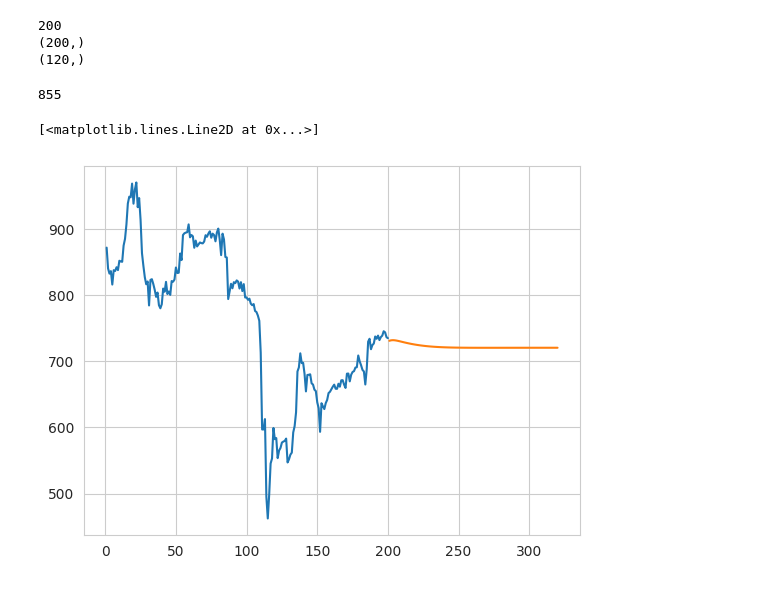
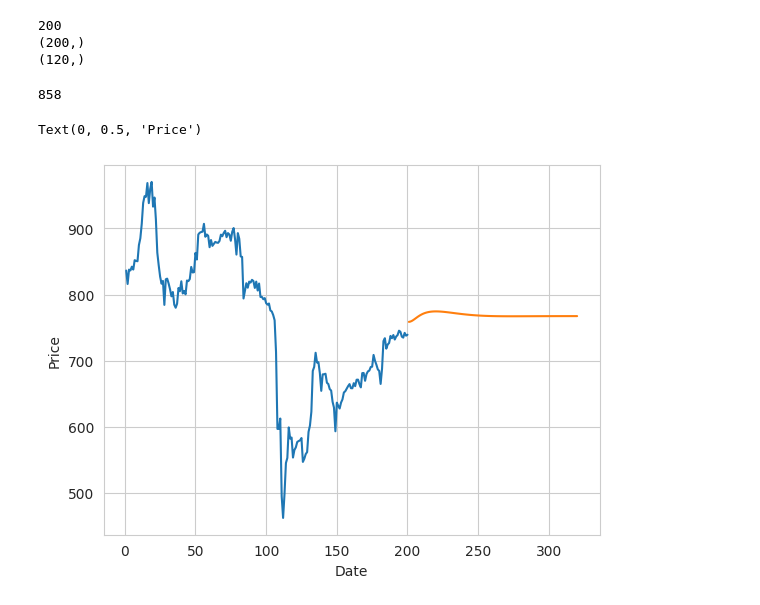
Before and after one commit to vbhsharma7/stock_price_prediction, a Jupyter notebook: stock_prediction.ipynb, the cells around one changed output. Saved outputs shown, nothing was run; the diff lists cells and outputs as text; code cells hidden in the pictures.

```diff
--- a/stock_prediction.ipynb
+++ b/stock_prediction.ipynb
@@ -19,7 +19,7 @@ from sklearn.svm import SVR
 from sklearn.metrics import r2_score,mean_absolute_error,mean_squared_error
 # %%
 start_date = '2020-01-01'
-end_date = '2023-06-10'
+end_date = '2023-06-15'
 ticker = 'ADANIPORTS.NS'
 
 df = yf.download(ticker, start=start_date, end=end_date)
@@ -283,19 +297,19 @@ temp_input=temp_input[0].tolist()
 from numpy import array
 
 lst_output=[]
-n_steps=len(x_input)
+n_steps=x_input.shape[0]
 i=0
 while(i<120):
 
     if(len(temp_input)>100):
         # print(temp_input)
         x_input=np.array(temp_input[1:])
-        print("{} day input {}".format(i,x_input))
+        # print("{} day input {}".format(i,x_input))
         # x_input=x_input.reshape(1,-1)
-        x_input = x_input.reshape((1, n_steps, 1))
+        x_input = x_input.reshape(1, 200, 1)
         # print(x_input)
         yhat = model.predict(x_input, verbose=0)
-        print("{} day output {}".format(i,yhat))
+        # print("{} day output {}".format(i,yhat))
         temp_input.extend(yhat[0].tolist())
         temp_input=temp_input[1:]
         #print(temp_input)
@@ -304,11 +318,11 @@ while(i<120):
     else:
         x_input = x_input.reshape((1, n_steps,1))
         yhat = model.predict(x_input, verbose=0)
-        print(yhat[0])
+        # print(yhat[0])
         temp_input.extend(yhat[0].tolist())
-        print(len(temp_input))
+        # print(len(temp_input))
         lst_output.extend(yhat.tolist())
         i=i+1
 
 
-print(lst_output)
+# print(lst_output)
@@ -344,11 +340,13 @@ print(day_pred.shape)
 # %%
 len(df1)
 # %% [output]
-855
+858
 # %%
 
 plt.plot(day_new,scaler.inverse_transform(df1[len(df1)-len(x_input[0]):]))
 plt.plot(day_pred,scaler.inverse_transform(lst_output))
+plt.xlabel('Date')
+plt.ylabel('Price')
 # %% [output]
-[<matplotlib.lines.Line2D at 0x...>]
+Text(0, 0.5, 'Price')
-[figure, old version]
+[figure, new version]
```
Also changed, not shown: parts of 22 cells of this notebook.
